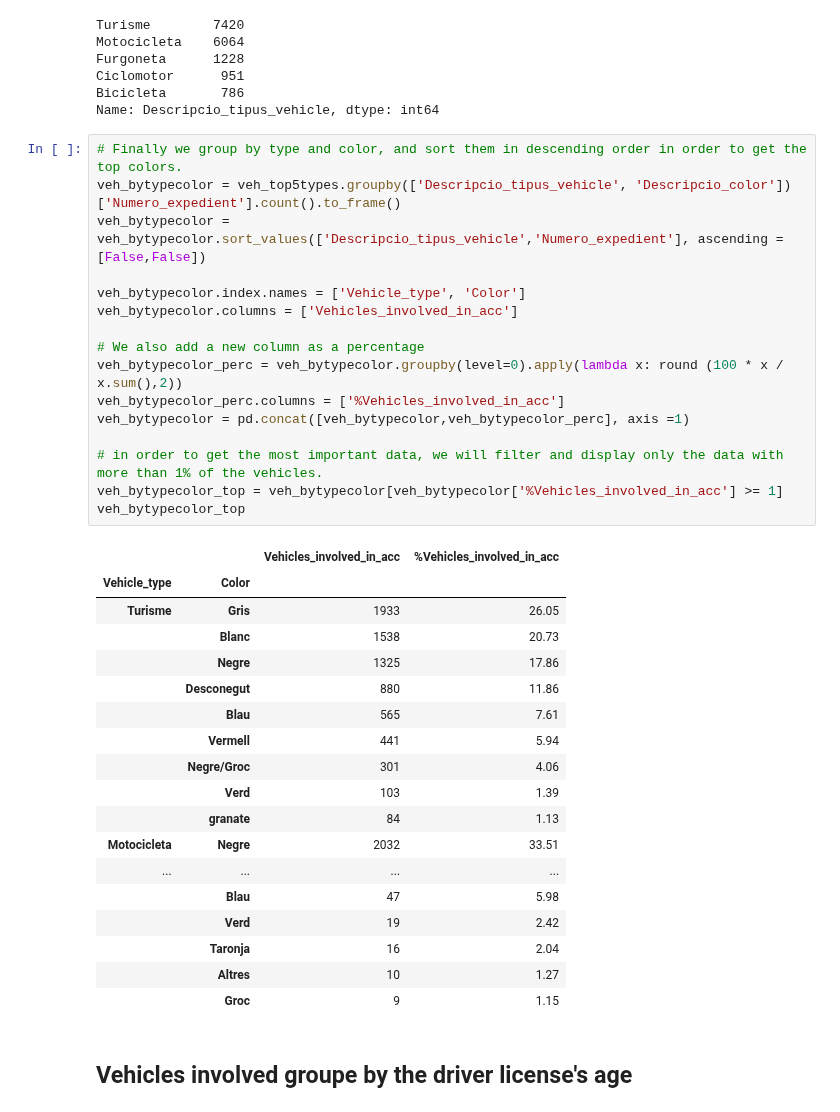
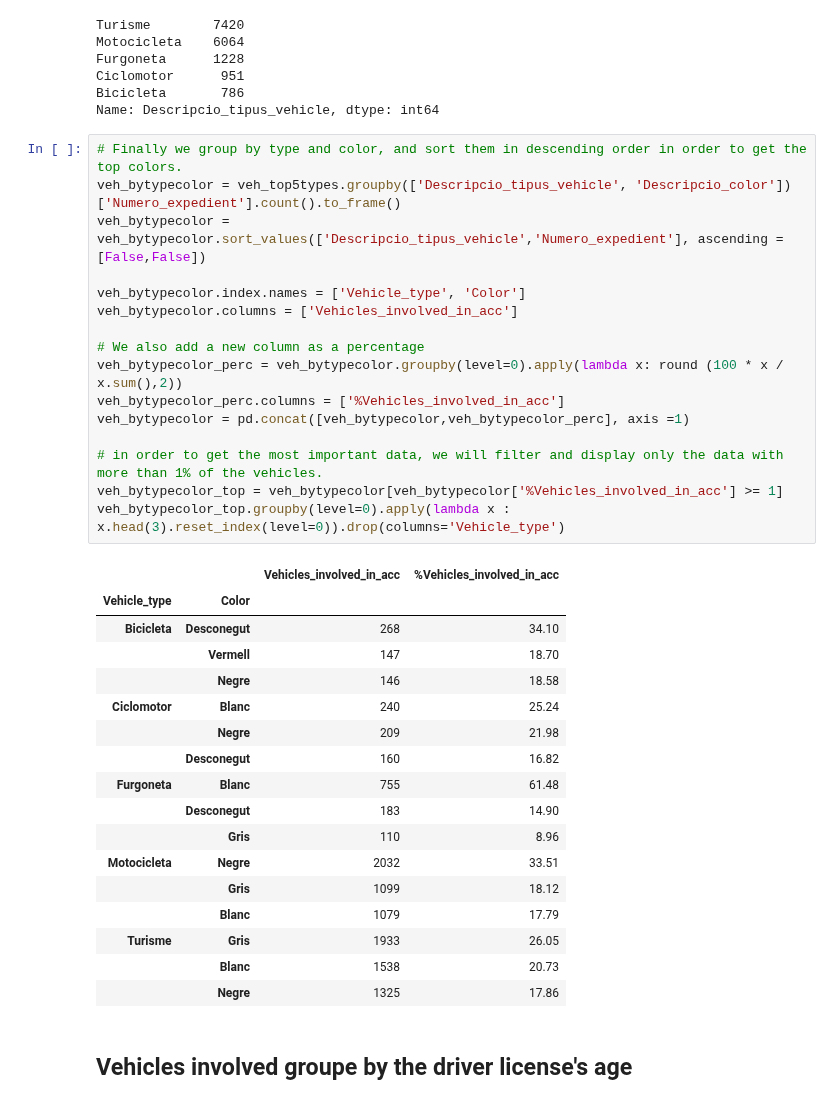
Before and after one commit to ta-data-bcn/Project-Week-2-Barcelona, a Jupyter notebook: your-project/Draft_encoding_pol_accidents_vehicles.ipynb, the cells around one changed output. Cells and saved outputs as stored; diff of their text form.

```diff
--- a/your-project/Draft_encoding_pol_accidents_vehicles.ipynb
+++ b/your-project/Draft_encoding_pol_accidents_vehicles.ipynb
@@ -165,38 +165,37 @@ Name: Descripcio_tipus_vehicle, dtype: int64
 # %%
 # Finally we group by type and color, and sort them in descending order in order to get the top colors.
 veh_bytypecolor = veh_top5types.groupby(['Descripcio_tipus_vehicle', 'Descripcio_color'])['Numero_expedient'].count().to_frame()
 veh_bytypecolor = veh_bytypecolor.sort_values(['Descripcio_tipus_vehicle','Numero_expedient'], ascending = [False,False])
 
 veh_bytypecolor.index.names = ['Vehicle_type', 'Color']
 veh_bytypecolor.columns = ['Vehicles_involved_in_acc']
 
 # We also add a new column as a percentage
 veh_bytypecolor_perc = veh_bytypecolor.groupby(level=0).apply(lambda x: round (100 * x / x.sum(),2))
 veh_bytypecolor_perc.columns = ['%Vehicles_involved_in_acc']
 veh_bytypecolor = pd.concat([veh_bytypecolor,veh_bytypecolor_perc], axis =1)
 
 # in order to get the most important data, we will filter and display only the data with more than 1% of the vehicles.
 veh_bytypecolor_top = veh_bytypecolor[veh_bytypecolor['%Vehicles_involved_in_acc'] >= 1]
-veh_bytypecolor_top
+veh_bytypecolor_top.groupby(level=0).apply(lambda x : x.head(3).reset_index(level=0)).drop(columns='Vehicle_type')
 # %% [output]
 |  |  | Vehicles_involved_in_acc | %Vehicles_involved_in_acc |
 | Vehicle_type | Color |  |  |
+| Bicicleta | Desconegut | 268 | 34.10 |
+|  | Vermell | 147 | 18.70 |
+|  | Negre | 146 | 18.58 |
+| Ciclomotor | Blanc | 240 | 25.24 |
+|  | Negre | 209 | 21.98 |
+|  | Desconegut | 160 | 16.82 |
+| Furgoneta | Blanc | 755 | 61.48 |
+|  | Desconegut | 183 | 14.90 |
+|  | Gris | 110 | 8.96 |
+| Motocicleta | Negre | 2032 | 33.51 |
+|  | Gris | 1099 | 18.12 |
+|  | Blanc | 1079 | 17.79 |
 | Turisme | Gris | 1933 | 26.05 |
 |  | Blanc | 1538 | 20.73 |
 |  | Negre | 1325 | 17.86 |
-|  | Desconegut | 880 | 11.86 |
-|  | Blau | 565 | 7.61 |
-|  | Vermell | 441 | 5.94 |
-|  | Negre/Groc | 301 | 4.06 |
-|  | Verd | 103 | 1.39 |
-|  | granate | 84 | 1.13 |
-| Motocicleta | Negre | 2032 | 33.51 |
-| ... | ... | ... | ... |
-|  | Blau | 47 | 5.98 |
-|  | Verd | 19 | 2.42 |
-|  | Taronja | 16 | 2.04 |
-|  | Altres | 10 | 1.27 |
-|  | Groc | 9 | 1.15 |
 # %% [markdown]
 ## Vehicles involved groupe by the driver license's age
 # %%
```
Also changed, not shown: 2 other files.
